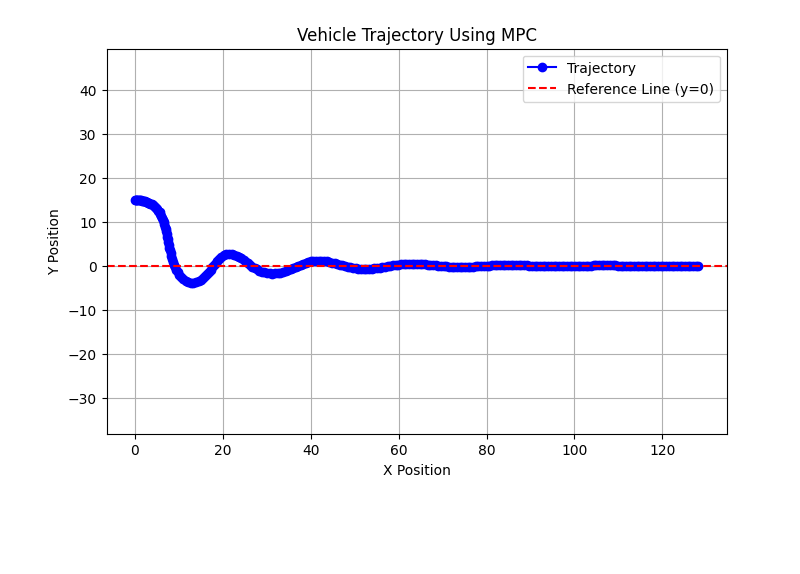
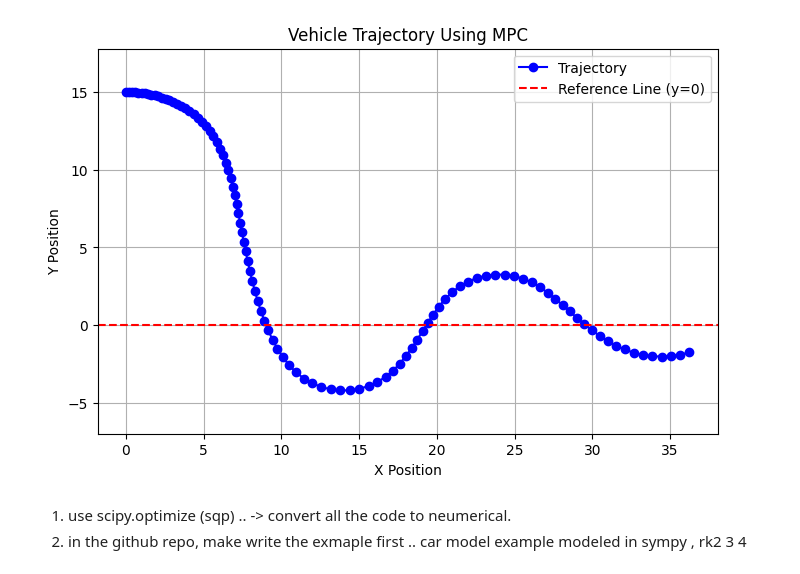
Before and after one commit to AsimMasood99/MPC_for_Bicycle_Model, a Jupyter notebook: MPC.ipynb, the cells around one changed output. Cells and saved outputs as stored; diff of their text form; code cells hidden in the pictures; blank space fills up the shorter version.

Commit message:
Implement Neumerical Version of MPC && Implement RK4

```diff
--- a/MPC.ipynb
+++ b/MPC.ipynb
@@ -25,10 +24,12 @@ def vehicle_model(state, control):
     return ca.vertcat(dx, dy, dtheta, dv)
 
 
-def rk2(state, u, dt=0.2):
+def rk4(state, u, dt=0.2):
     k1 = dt * vehicle_model(state, u)
     k2 = dt * vehicle_model(state + 0.5 * k1, u)
-    next_state = state + k2
+    k3 = dt * vehicle_model(state + 0.5 * k2, u)
+    k4 = dt * vehicle_model(state + k3, u)
+    next_state = state + (1 / 6) * (k1 + 2 * k2 + 2 * k3 + k4)
     return next_state
 
 def cost_function(state, control):
@@ -48,62 +49,76 @@ def cost_function(state, control):
 # %%
 no_states = 4 # [x, y, theta, v]
 no_inputs = 2 # [delta, a] (steering angle, acceleration)
-predict_horizon = 4
+prediction_horizon = 4
 dt = 0.2
+# [
+#     [d,a],
+#     [d,a]
+# ]
 
 
 # Symbolic state and control vectors
 state = ca.MX.sym('state', no_states)
-control = ca.MX.sym('control', predict_horizon, no_inputs)
+control = ca.MX.sym('control', prediction_horizon, no_inputs)
 
 x_sym = state
 total_cost = 0.0
 
-for k in range(predict_horizon):
+for k in range(prediction_horizon):
     u_k = control[k, :]
     total_cost += cost_function(x_sym, u_k)
-    x_sym = rk2(x_sym, u_k, dt=dt)
+    x_sym = rk4(x_sym, u_k, dt=dt)
 
 # Defining symbolic cost and gradient functions
 cost_fn = ca.Function("cost_fn", [state, control], [total_cost])
 grad_fn = ca.Function("grad_fn", [state, control], [ca.gradient(total_cost, control)])
-
+# cost_fn.generate("func.c", {"with_codegen": True})
 # Simulate MPC
-u = np.zeros((predict_horizon, no_inputs))
+u = np.zeros((prediction_horizon, no_inputs))
 x = np.array([0.0, 15.0, 0.0, 1.0])  # Initial state: [x, y, theta, v]
 
 # Saving trajectory for plotting later
 traj_x = [x[0]]
 traj_y = [x[1]]
 
-for i in range(250):  # Simulate for 250 iterations
+for i in range(100):  # Simulate for 250 iterations
     cost = cost_fn(x, u)
     grad = grad_fn(x, u)
     u = u - grad * 0.1
 
-    x = rk2(x, u[0, :], dt=dt)  # Apply the first control
+
+    # u = u - grad * 0.1
+
+    # Clip controls
+    u[:, 1] = np.clip(u[:, 1], -2.0, 2.0)   # acceleration constraints
+    u[:, 0] = np.clip(u[:, 0], -0.5, 0.5)   # steering angle constraints
+
+    x = rk4(x, u[0, :], dt=dt)  # Apply the first control
     x = np.array(x.full().flatten())  # Convert CasADi MX to NumPy array
 
     # Shift control sequence
     u[:-1] = u[1:]
     u[-1] = u[-2]  # Keep last control the same as before
 
     traj_x.append(x[0])
     traj_y.append(x[1])
 
     # print(f"Iteration {i+1}/250:\n x: {x}")
     # print(f"Control: {u}\nCost: {cost}\n")
 
 # Plot trajectory
 plt.figure(figsize=(8, 5))
 plt.plot(traj_x, traj_y, 'bo-', label="Trajectory")
 plt.axhline(y=0, color='r', linestyle='--', label="Reference Line (y=0)")
 plt.xlabel("X Position")
 plt.ylabel("Y Position")
 plt.title("Vehicle Trajectory Using MPC")
 plt.legend()
 plt.grid(True)
 plt.axis("equal")
 plt.show()
 # %% [output]
-[figure, old version]
+[figure, new version]
+# %% [markdown]
+1. use scipy.optimize (sqp) .. -> convert all the code to neumerical.
+2. in the github repo, make write the exmaple first .. car model example modeled in sympy , rk2 3 4
```
Also changed, not shown: parts of 1 cell of this notebook, 1 other file.
